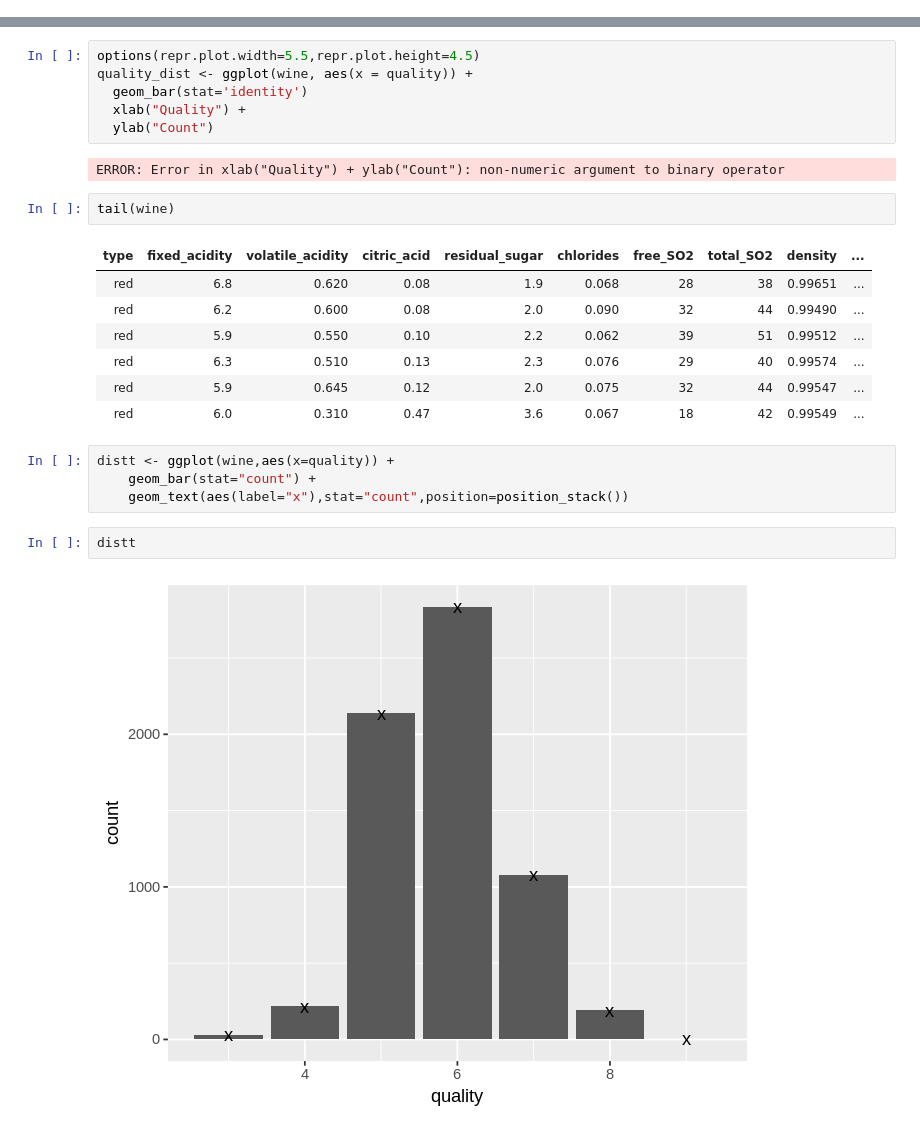
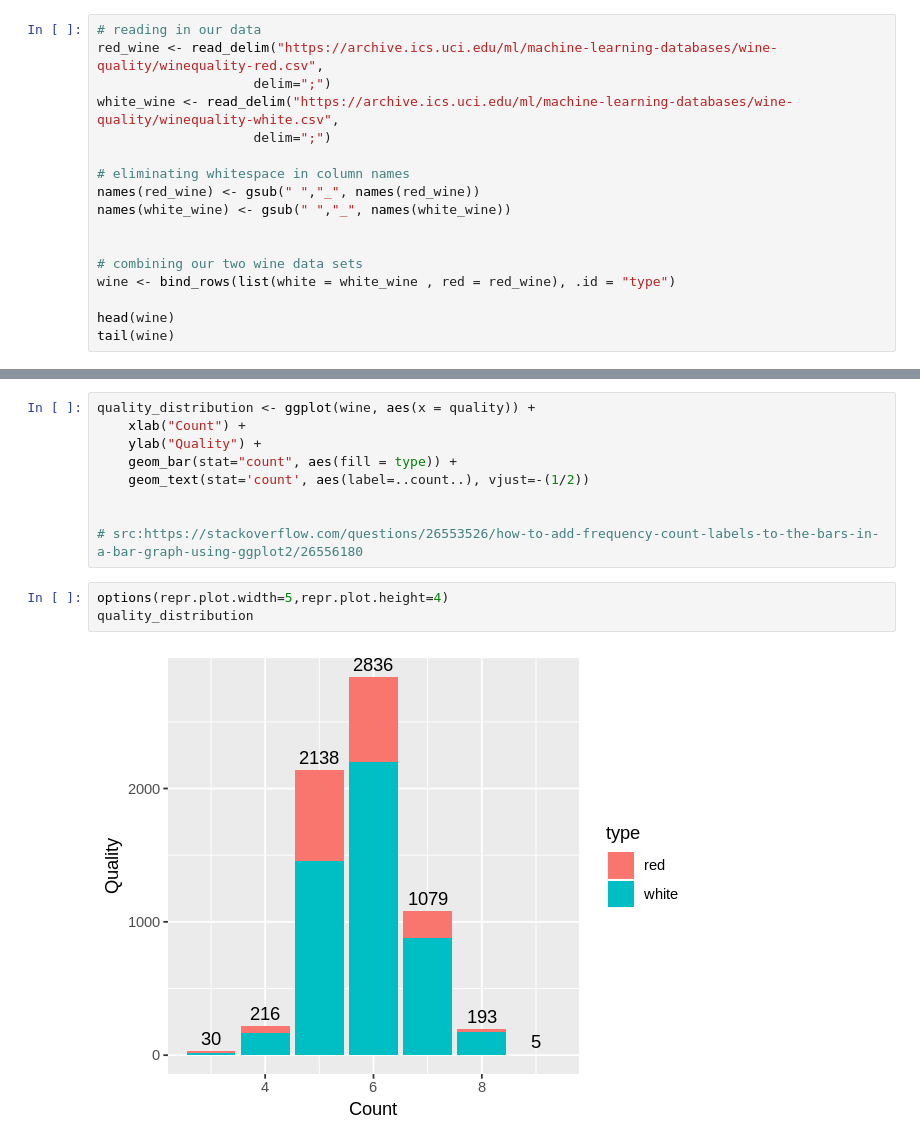
Before and after one commit to lexahl/DSCI-100-Group-Project-2019, a Jupyter notebook: Data-Set-Exploration (1).ipynb, the cells around one changed output, grey strips where cells are left out. Saved outputs shown, nothing was run; the diff lists cells and outputs as text.

Commit message:
updated ggpair  and bar charts

```diff
--- a/Data-Set-Exploration (1).ipynb
+++ b/Data-Set-Exploration (1).ipynb
@@ -73,0 +20,17 @@ wine <- bind_rows(list(white = white_wine , red = red_wine), .id = "type")
+# %%
+# reading in our data
+red_wine <- read_delim("https://archive.ics.uci.edu/ml/machine-learning-databases/wine-quality/winequality-red.csv",
+                    delim=";")
+white_wine <- read_delim("https://archive.ics.uci.edu/ml/machine-learning-databases/wine-quality/winequality-white.csv",
+                    delim=";")
+
+# eliminating whitespace in column names
+names(red_wine) <- gsub(" ","_", names(red_wine))
+names(white_wine) <- gsub(" ","_", names(white_wine))
+
+
+# combining our two wine data sets
+wine <- bind_rows(list(white = white_wine , red = red_wine), .id = "type")
+
+head(wine)
+tail(wine)
@@ -74,26 +69,14 @@ wine <- bind_rows(list(white = white_wine , red = red_wine), .id = "type")
+# %%
+quality_distribution <- ggplot(wine, aes(x = quality)) +
+    xlab("Count") +
+    ylab("Quality") +
+    geom_bar(stat="count", aes(fill = type)) +
+    geom_text(stat='count', aes(label=..count..), vjust=-(1/2))
+
+
+# src:https://stackoverflow.com/questions/26553526/how-to-add-frequency-count-labels-to-the-bars-in-a-bar-graph-using-ggplot2/26556180
 # %%
-options(repr.plot.width=5.5,repr.plot.height=4.5)
-quality_dist <- ggplot(wine, aes(x = quality)) +
-  geom_bar(stat='identity')
-  xlab("Quality") +
-  ylab("Count")
+options(repr.plot.width=5,repr.plot.height=4)
+quality_distribution
 # %% [output]
-ERROR: Error in xlab("Quality") + ylab("Count"): non-numeric argument to binary operator
+[figure, added]
-# %%
-tail(wine)
-# %% [output]
-| type | fixed_acidity | volatile_acidity | citric_acid | residual_sugar | chlorides | free_SO2 | total_SO2 | density | ... |
-| red | 6.8 | 0.620 | 0.08 | 1.9 | 0.068 | 28 | 38 | 0.99651 | ... |
-| red | 6.2 | 0.600 | 0.08 | 2.0 | 0.090 | 32 | 44 | 0.99490 | ... |
-| red | 5.9 | 0.550 | 0.10 | 2.2 | 0.062 | 39 | 51 | 0.99512 | ... |
-| red | 6.3 | 0.510 | 0.13 | 2.3 | 0.076 | 29 | 40 | 0.99574 | ... |
-| red | 5.9 | 0.645 | 0.12 | 2.0 | 0.075 | 32 | 44 | 0.99547 | ... |
-| red | 6.0 | 0.310 | 0.47 | 3.6 | 0.067 | 18 | 42 | 0.99549 | ... |
-# %%
-distt <- ggplot(wine,aes(x=quality)) +
-    geom_bar(stat="count") +
-    geom_text(aes(label="x"),stat="count",position=position_stack())
-# %%
-distt
-# %% [output]
-[figure, removed]
```
Also changed, not shown: parts of 15 cells of this notebook.
